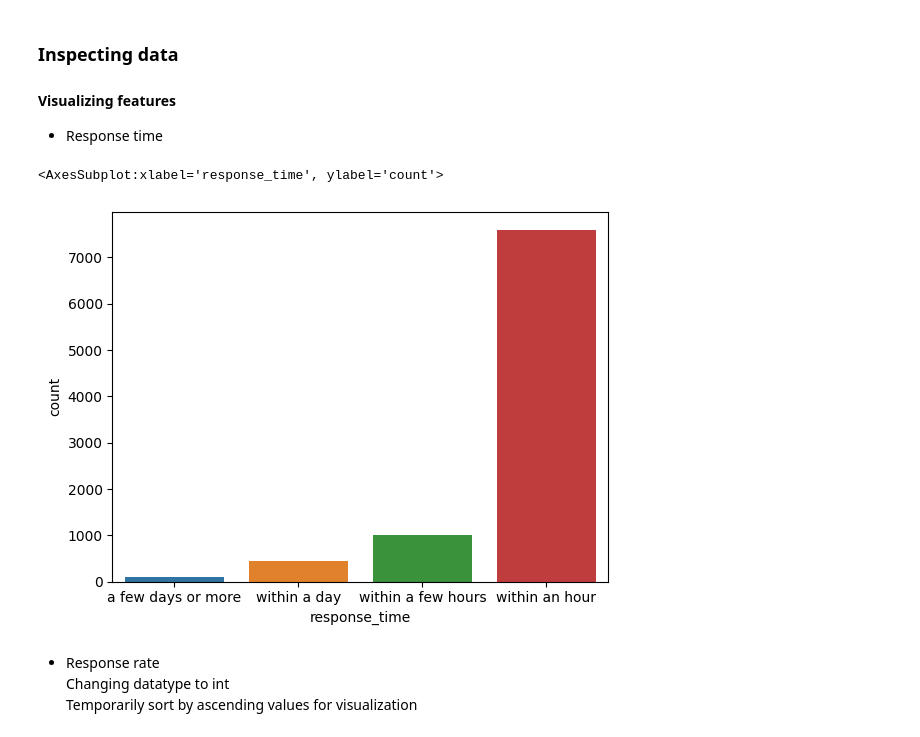
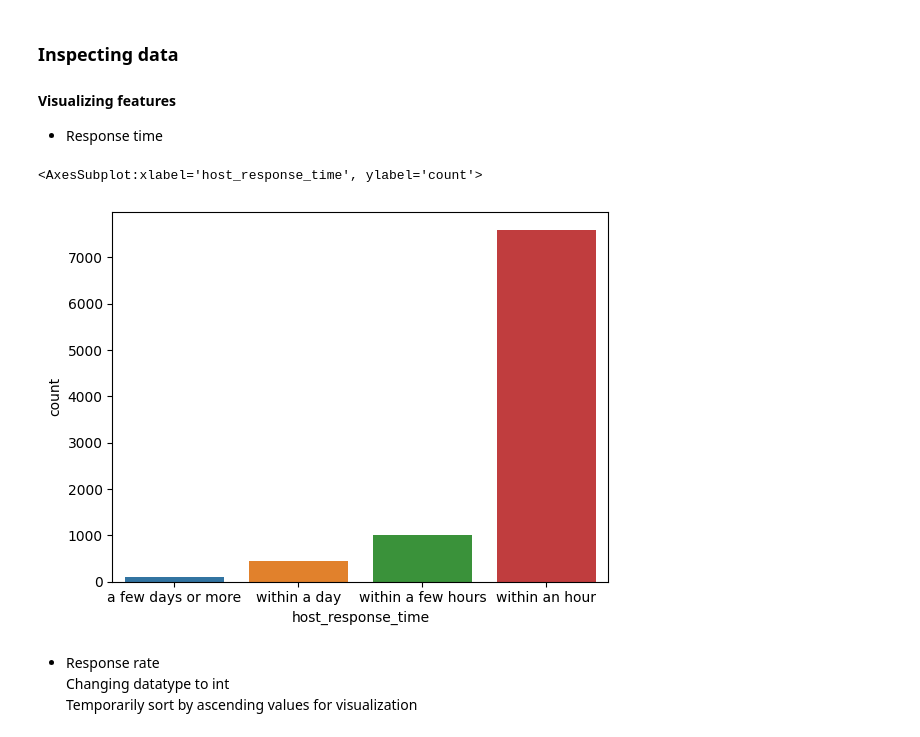
Before and after one commit to vesalukkarila/airbnb-data, a Jupyter notebook: airbnb.ipynb, the cells around one changed output. Saved outputs shown, nothing was run; the diff lists cells and outputs as text; code cells hidden in the pictures.

```diff
--- a/airbnb.ipynb
+++ b/airbnb.ipynb
@@ -61,5 +59,0 @@ Rename columns for convenience
-# %%
-
-df.rename(columns={'host_is_superhost': 'is_superhost', 'host_response_rate': 'response_rate',
-                   'host_response_time':'response_time', 'review_scores_communication': 'comms_score'}, inplace=True)
-df.head(3)
@@ -86,10 +75,10 @@ print(df.shape)
 #### Visualizing features
 - Response time
 # %%
-sns.countplot(data=df.sort_values('response_time'), x='response_time', )
+sns.countplot(data=df.sort_values('host_response_time'), x='host_response_time', )
 # %% [output]
-<AxesSubplot:xlabel='response_time', ylabel='count'>
+<AxesSubplot:xlabel='host_response_time', ylabel='count'>
-[figure, old version]
+[figure, new version]
 # %% [markdown]
 - Response rate
 Changing datatype to int
```
Also changed, not shown: parts of 27 cells of this notebook, 1 other file.
